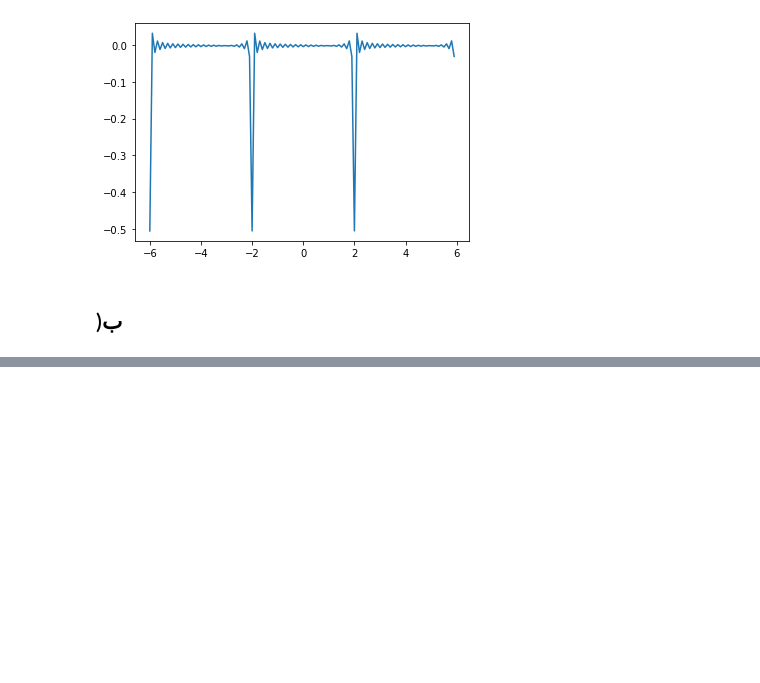
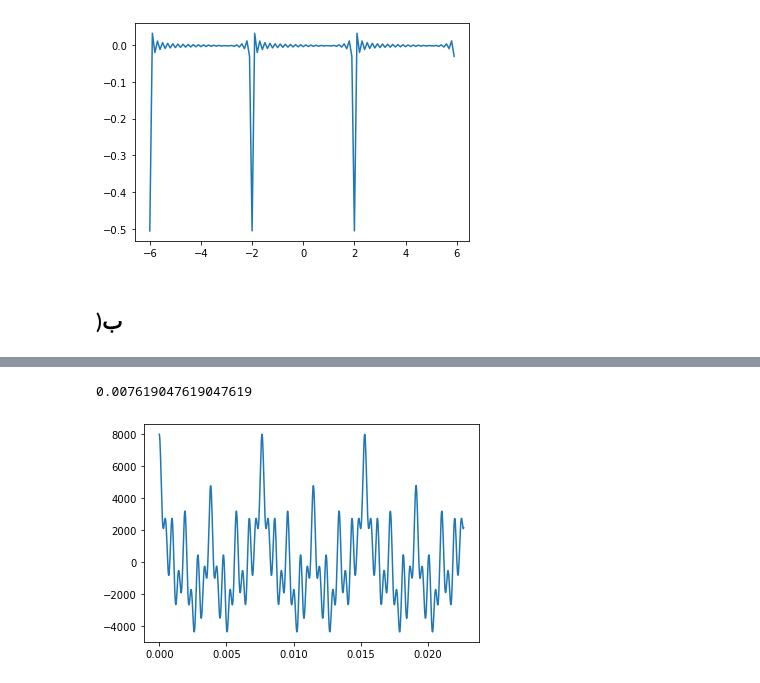
Before and after one commit to hoseinlook/signals_and_systems_hws, a Jupyter notebook: hw3/SS_HW3/hw3.ipynb, the cells around one changed output, grey strips where cells are left out. Drawn from its saved outputs; the diff is of its cells as text; code cells hidden in the pictures; blank space fills up the shorter version.

```diff
--- a/hw3/SS_HW3/hw3.ipynb
+++ b/hw3/SS_HW3/hw3.ipynb
@@ -180,0 +201,19 @@ print(list(k_list))
+# %%
+def what_is_x_when_y_is(t, x, y):
+    return np.interp(t, x, y)
+
+x=np.arange(0,100 ,step=1/sample_rate_per_Sec)
+the_y= y[1]
+
+y_fun= lambda t : what_is_x_when_y_is(t ,x[:len(the_y)],the_y)
+# One-dimensional linear interpolation
+
+t=np.arange(0,10 ,step=1/sample_rate_per_Sec)
+plt.plot(t[:1000], y_fun(t)[:1000])
+
+
+T = t[np.argmax(y_fun(t)[1:1000])]
+T
+# %% [output]
+0.007619047619047619
+[figure, added]
```
Also changed, not shown: parts of 12 cells of this notebook.
